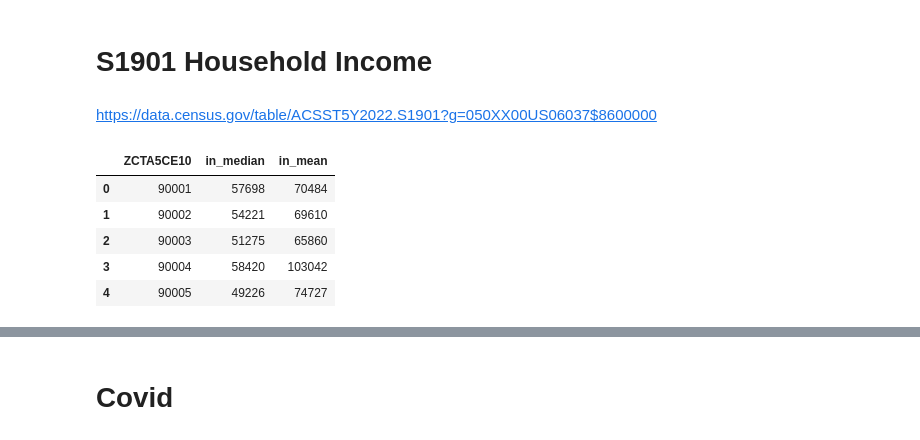
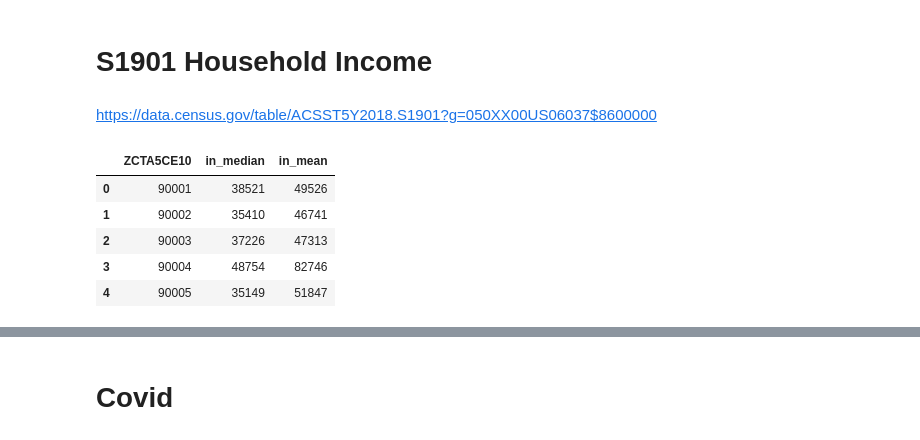
Before and after one commit to bail-reform/NYC, a Jupyter notebook: LA_Data_Aggregation.ipynb, the cells around one changed output, grey strips where cells are left out. Drawn from its saved outputs; the diff is of its cells as text; code cells hidden in the pictures.

```diff
--- a/LA_Data_Aggregation.ipynb
+++ b/LA_Data_Aggregation.ipynb
@@ -336,22 +345,22 @@ crime.head()
 # %% [markdown]
 # S1901 Household Income
 # %% [markdown]
-https://data.census.gov/table/ACSST5Y2022.S1901?g=050XX00US06037$8600000
+https://data.census.gov/table/ACSST5Y2018.S1901?g=050XX00US06037$8600000
 # %%
-file_path = '/Users/yokij/Desktop/Capstone/LA/LA_ACSST5Y2022S1901.csv'
+file_path = '/Users/yokij/Desktop/Capstone/LA/LA_ACSST5Y2018S1901.csv'
 df = pd.read_csv(file_path, low_memory=False)
 HI = df[['NAME', 'S1901_C01_012E', 'S1901_C01_013E']]
 HI = HI.iloc[1:].reset_index(drop=True)
 HI.columns = ['ZCTA5CE10', 'in_median', 'in_mean']
 HI['ZCTA5CE10'] = HI['ZCTA5CE10'].str.replace('ZCTA5 ', '')
 HI.head()
 # %% [output]
 |  | ZCTA5CE10 | in_median | in_mean |
-| 0 | 90001 | 57698 | 70484 |
-| 1 | 90002 | 54221 | 69610 |
-| 2 | 90003 | 51275 | 65860 |
-| 3 | 90004 | 58420 | 103042 |
-| 4 | 90005 | 49226 | 74727 |
+| 0 | 90001 | 38521 | 49526 |
+| 1 | 90002 | 35410 | 46741 |
+| 2 | 90003 | 37226 | 47313 |
+| 3 | 90004 | 48754 | 82746 |
+| 4 | 90005 | 35149 | 51847 |
 # %%
 crime = crime.merge(HI, on = 'ZCTA5CE10', how = 'outer')
 crime.head(115)
```
Also changed, not shown: parts of 19 cells of this notebook.
